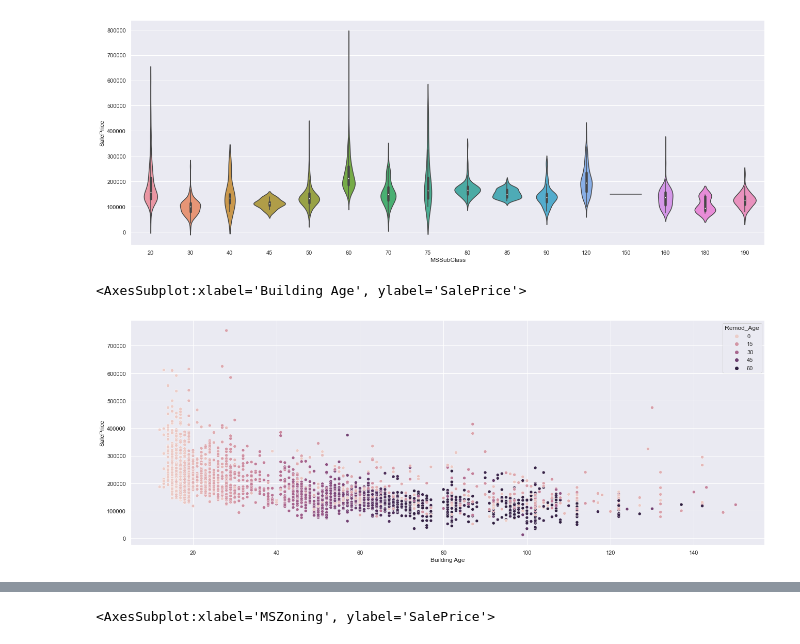
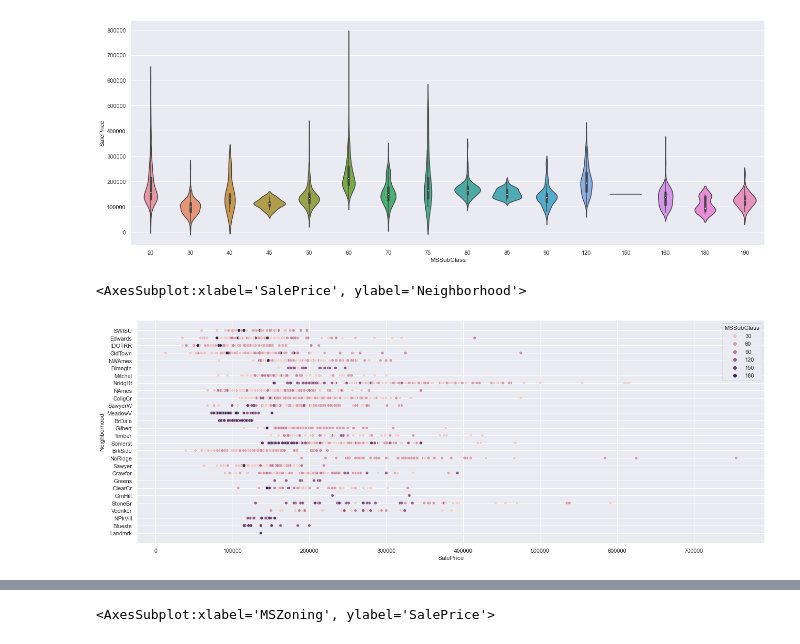
Before and after one commit to Emilyho22/kaggle_MLproject, a Jupyter notebook: Kaggle project.ipynb, the cells around one changed output, grey strips where cells are left out. Cells and saved outputs as stored; diff of their text form; code cells hidden in the pictures.

```diff
--- a/Kaggle project.ipynb
+++ b/Kaggle project.ipynb
@@ -228,8 +228,8 @@ sns.violinplot(data=housing, x="MSSubClass", y="SalePrice")
 # %% [output]
 <AxesSubplot:xlabel='MSSubClass', ylabel='SalePrice'>
 [figure]
-# %%
-sns.scatterplot(data=housing, x="Building Age", y="SalePrice", hue="Remod_Age")
-# %% [output]
-<AxesSubplot:xlabel='Building Age', ylabel='SalePrice'>
-[figure, removed]
+# %%
+sns.scatterplot(data=housing, x="SalePrice", y="Neighborhood", hue="MSSubClass")
+# %% [output]
+<AxesSubplot:xlabel='SalePrice', ylabel='Neighborhood'>
+[figure, added]
```
Also changed, not shown: parts of 91 cells of this notebook.
